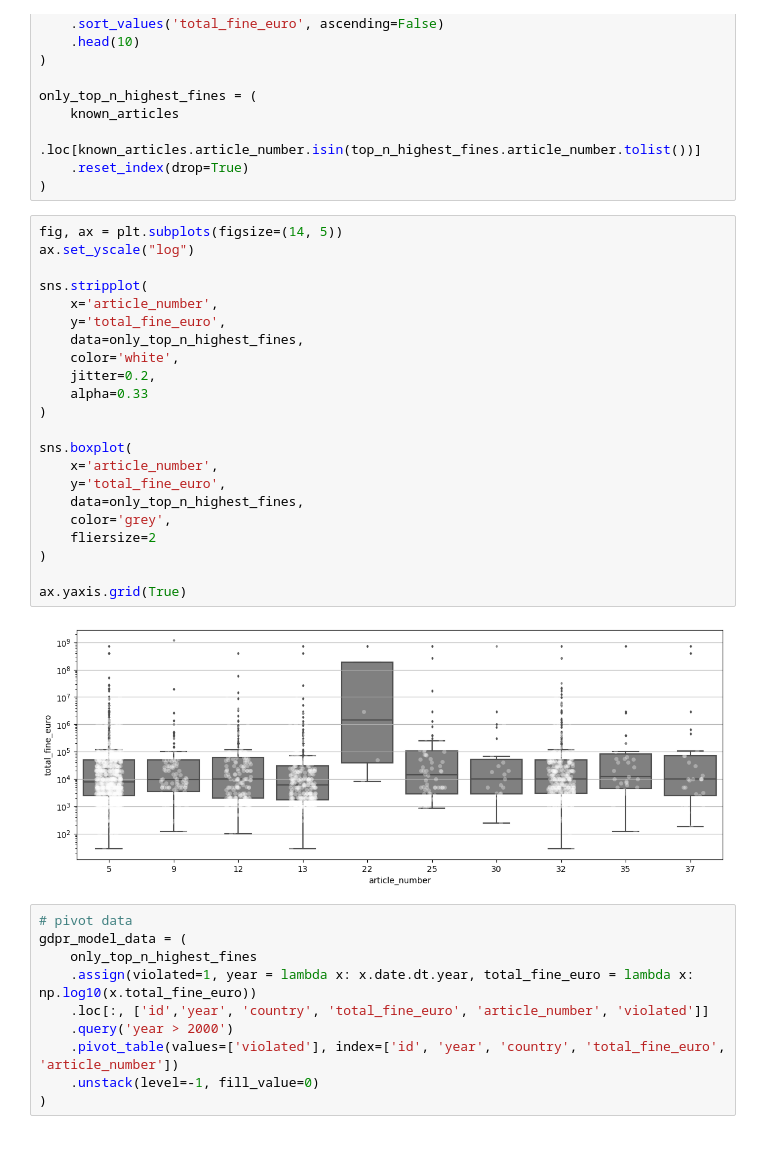
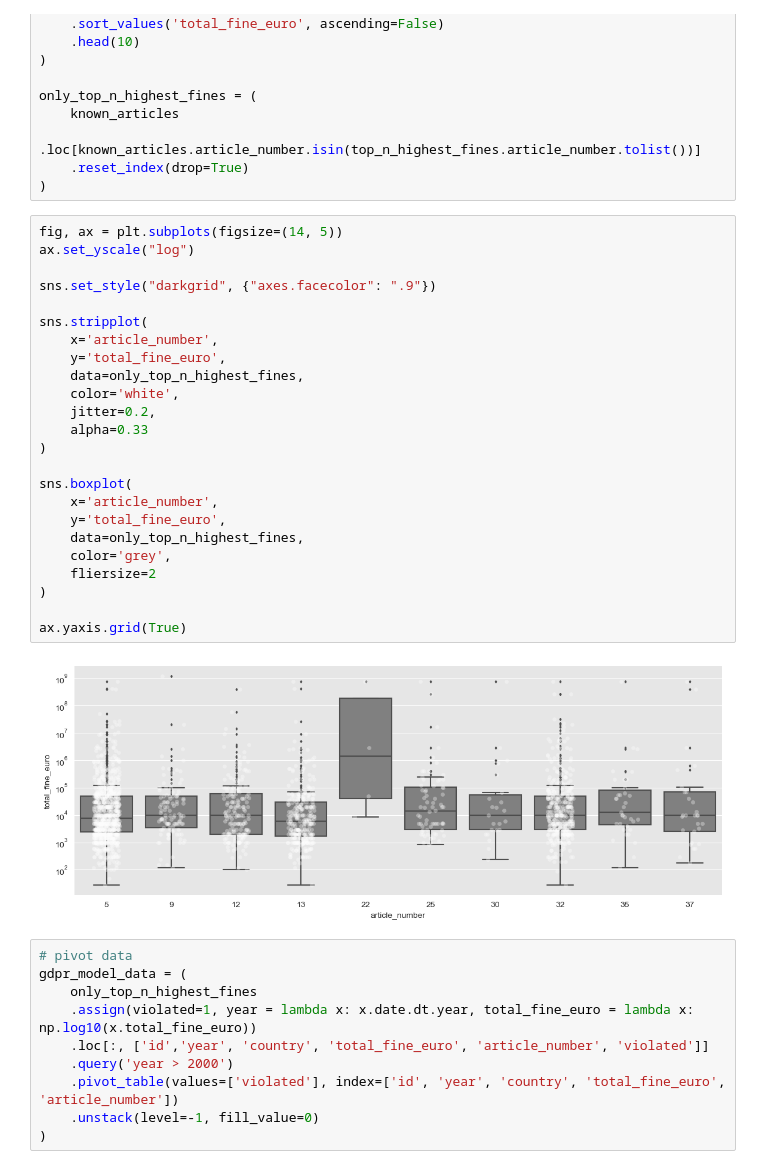
Before and after one commit to dc27/gdpr-fines-analysis, a Jupyter notebook: dev.ipynb, the cells around one changed output. Cells and saved outputs as stored; diff of their text form.

```diff
--- a/dev.ipynb
+++ b/dev.ipynb
@@ -138,27 +138,29 @@ only_top_n_highest_fines = (
 # %%
 fig, ax = plt.subplots(figsize=(14, 5))
 ax.set_yscale("log")
+
+sns.set_style("darkgrid", {"axes.facecolor": ".9"})
 
 sns.stripplot(
     x='article_number',
     y='total_fine_euro',
     data=only_top_n_highest_fines,
     color='white',
     jitter=0.2,
     alpha=0.33
 )
 
 sns.boxplot(
     x='article_number',
     y='total_fine_euro',
     data=only_top_n_highest_fines,
     color='grey',
     fliersize=2
 )
 
 ax.yaxis.grid(True)
 # %% [output]
-[figure, old version]
+[figure, new version]
 # %%
 # pivot data
 gdpr_model_data = (
```
Also changed, not shown: parts of 29 cells of this notebook.
